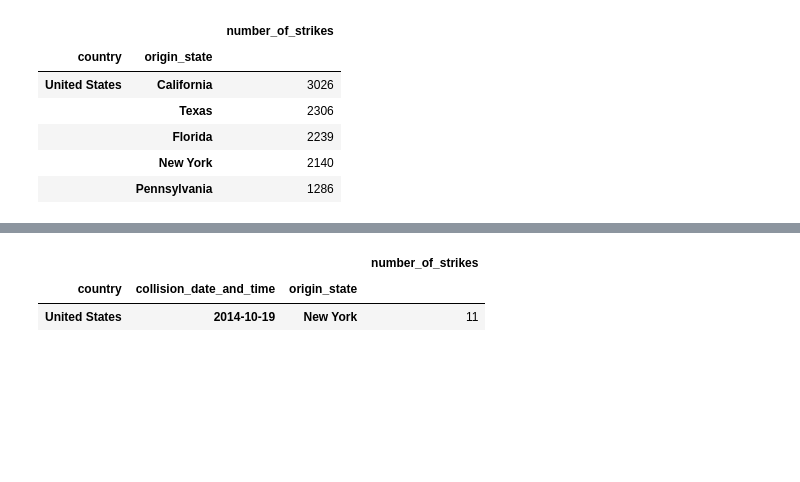
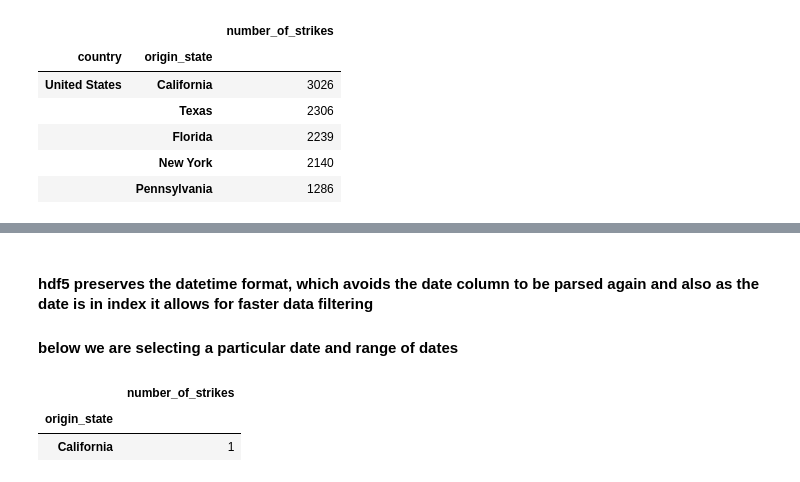
Before and after one commit to NAnnamalai/python_data_analysis, a Jupyter notebook: hdf5_processing.ipynb, the cells around one changed output, grey strips where cells are left out. Cells and saved outputs as stored; diff of their text form; code cells hidden in the pictures; blank space fills up the shorter version.

Commit message:
ENH:date filtering in multi index

```diff
--- a/hdf5_processing.ipynb
+++ b/hdf5_processing.ipynb
@@ -199,9 +203,12 @@ pd.read_hdf('data_views.h5', key='datewise_view', mode='r').head(5)
+# %% [markdown]
+#### hdf5 preserves the datetime format, which avoids the date column to be parsed again and also as the date is in index it allows for faster data filtering
+#### below we are selecting a particular date and range of dates
 # %%
-datewise_view = pd.read_hdf('data_views.h5', key='datewise_view', mode='r').head(5)
+datewise_view = pd.read_hdf('data_views.h5', key='datewise_view', mode='r')
 # %%
-strt_dte = pd.to_datetime('2014-10-19').date()
-datewise_view.loc[('United States', strt_dte, ['North Dakota', 'New York']), :]
+strt_dte = pd.to_datetime('2000-01-02').date()
+datewise_view.loc[('United States', strt_dte), :]
 # %% [output]
-|  |  |  | number_of_strikes |
-| country | collision_date_and_time | origin_state |  |
-| United States | 2014-10-19 | New York | 11 |
+|  | number_of_strikes |
+| origin_state |  |
+| California | 1 |
```
Also changed, not shown: parts of 7 cells of this notebook.
